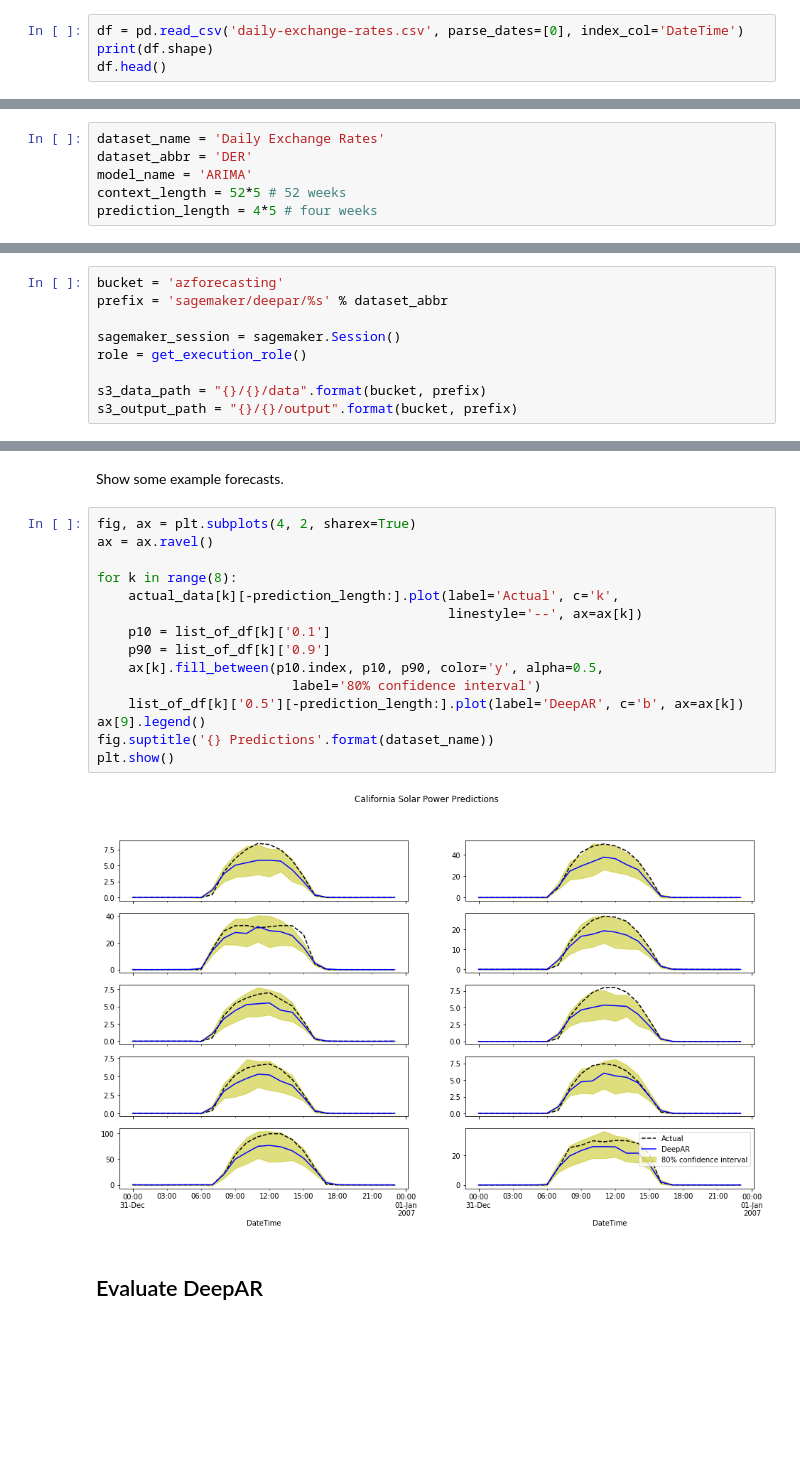
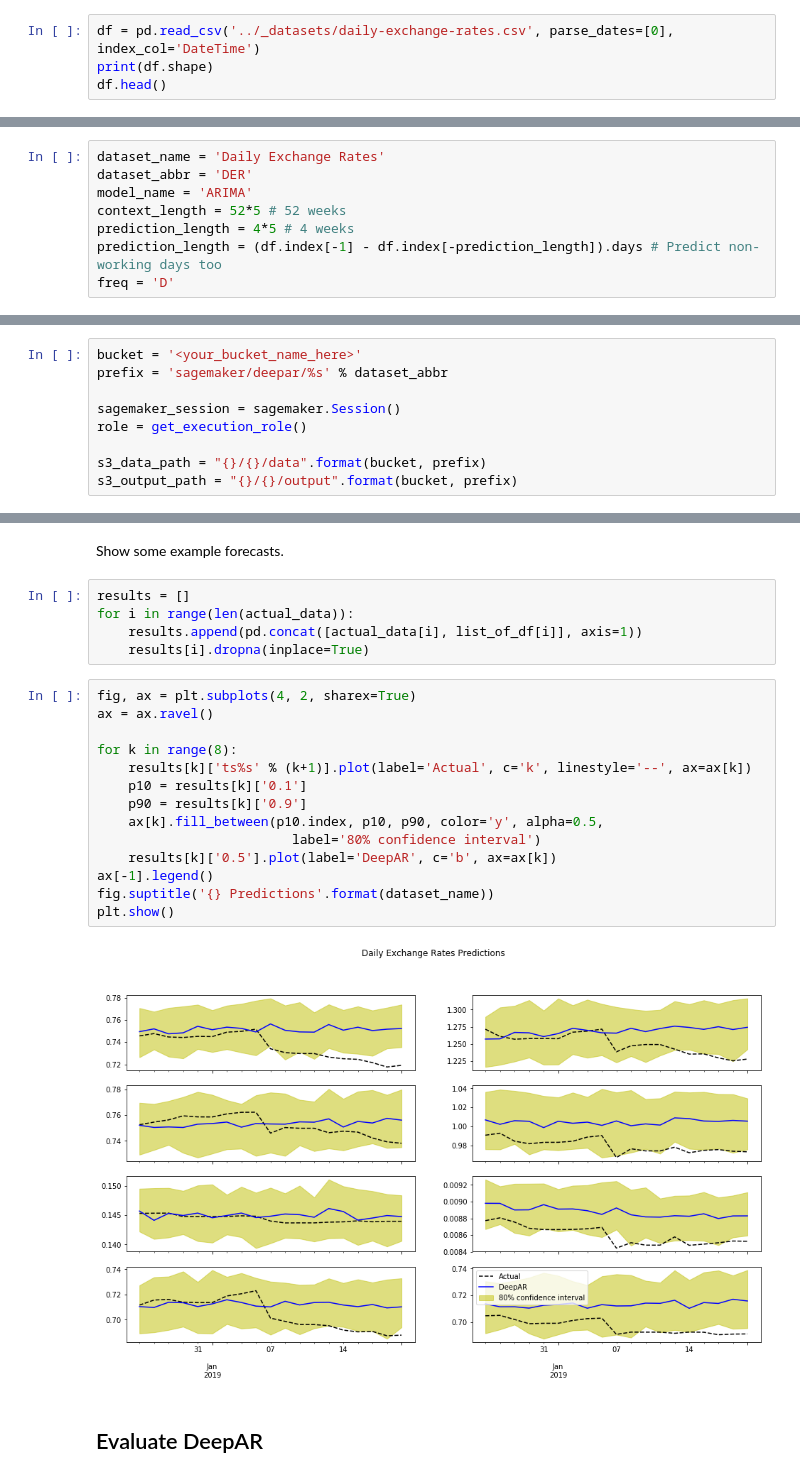
Before and after one commit to AidanCooper/forecasting, a Jupyter notebook: DeepAR/daily-exchange-rates.ipynb, the cells around one changed output, grey strips where cells are left out. Saved outputs shown, nothing was run; the diff lists cells and outputs as text; blank space fills up the shorter version.

Commit message:
Create DER DeepAR Model

```diff
--- a/DeepAR/daily-exchange-rates.ipynb
+++ b/DeepAR/daily-exchange-rates.ipynb
@@ -28,4 +24,4 @@ df.head()
 # %%
-df = pd.read_csv('daily-exchange-rates.csv', parse_dates=[0], index_col='DateTime')
+df = pd.read_csv('../_datasets/daily-exchange-rates.csv', parse_dates=[0], index_col='DateTime')
 print(df.shape)
 df.head()
@@ -38,6 +43,8 @@ dataset_name = 'Daily Exchange Rates'
 dataset_abbr = 'DER'
 model_name = 'ARIMA'
 context_length = 52*5 # 52 weeks
-prediction_length = 4*5 # four weeks
+prediction_length = 4*5 # 4 weeks
+prediction_length = (df.index[-1] - df.index[-prediction_length]).days # Predict non-working days too
+freq = 'D'
 # %% [markdown]
 ## Configure S3 Storage and Container
@@ -53,5 +51,5 @@ s3_output_path = "{}/{}/output".format(bucket, prefix)
 # %%
-bucket = 'azforecasting'
+bucket = '<your_bucket_name_here>'
 prefix = 'sagemaker/deepar/%s' % dataset_abbr
 
 sagemaker_session = sagemaker.Session()
@@ -292,21 +274,25 @@ Running predictions for time series 401 to 406... (cumulative time: 83.7s.)
 # %% [markdown]
 Show some example forecasts.
+# %%
+results = []
+for i in range(len(actual_data)):
+    results.append(pd.concat([actual_data[i], list_of_df[i]], axis=1))
+    results[i].dropna(inplace=True)
 # %%
 fig, ax = plt.subplots(4, 2, sharex=True)
 ax = ax.ravel()
 
 for k in range(8):
-    actual_data[k][-prediction_length:].plot(label='Actual', c='k',
-                                             linestyle='--', ax=ax[k])
-    p10 = list_of_df[k]['0.1']
-    p90 = list_of_df[k]['0.9']
+    results[k]['ts%s' % (k+1)].plot(label='Actual', c='k', linestyle='--', ax=ax[k])
+    p10 = results[k]['0.1']
+    p90 = results[k]['0.9']
     ax[k].fill_between(p10.index, p10, p90, color='y', alpha=0.5,
                          label='80% confidence interval')
-    list_of_df[k]['0.5'][-prediction_length:].plot(label='DeepAR', c='b', ax=ax[k])
-ax[9].legend()
+    results[k]['0.5'].plot(label='DeepAR', c='b', ax=ax[k])
+ax[-1].legend()
 fig.suptitle('{} Predictions'.format(dataset_name))
 plt.show()
 # %% [output]
-[figure, old version]
+[figure, new version]
 # %% [markdown]
 ## Evaluate DeepAR
```
Also changed, not shown: parts of 18 cells of this notebook, 1 other file.
